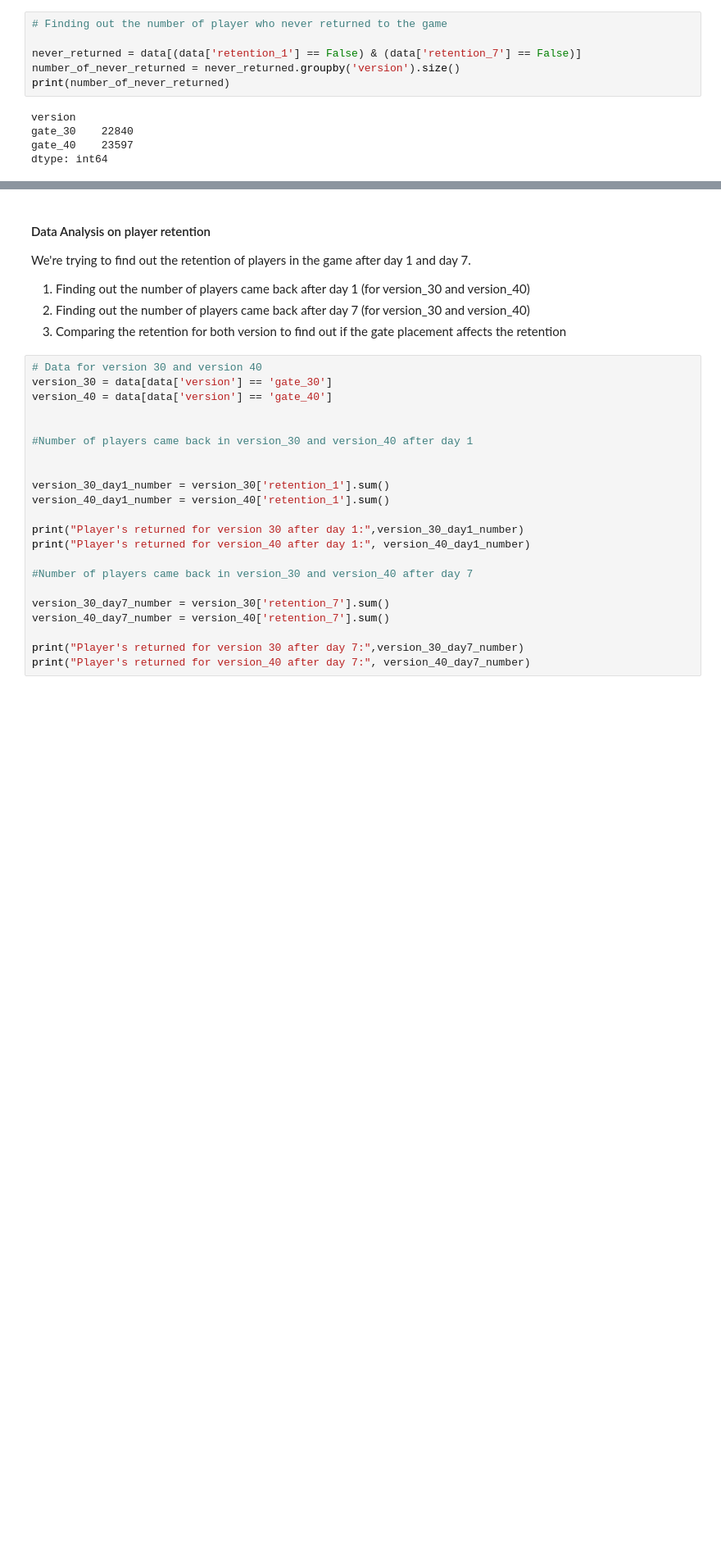
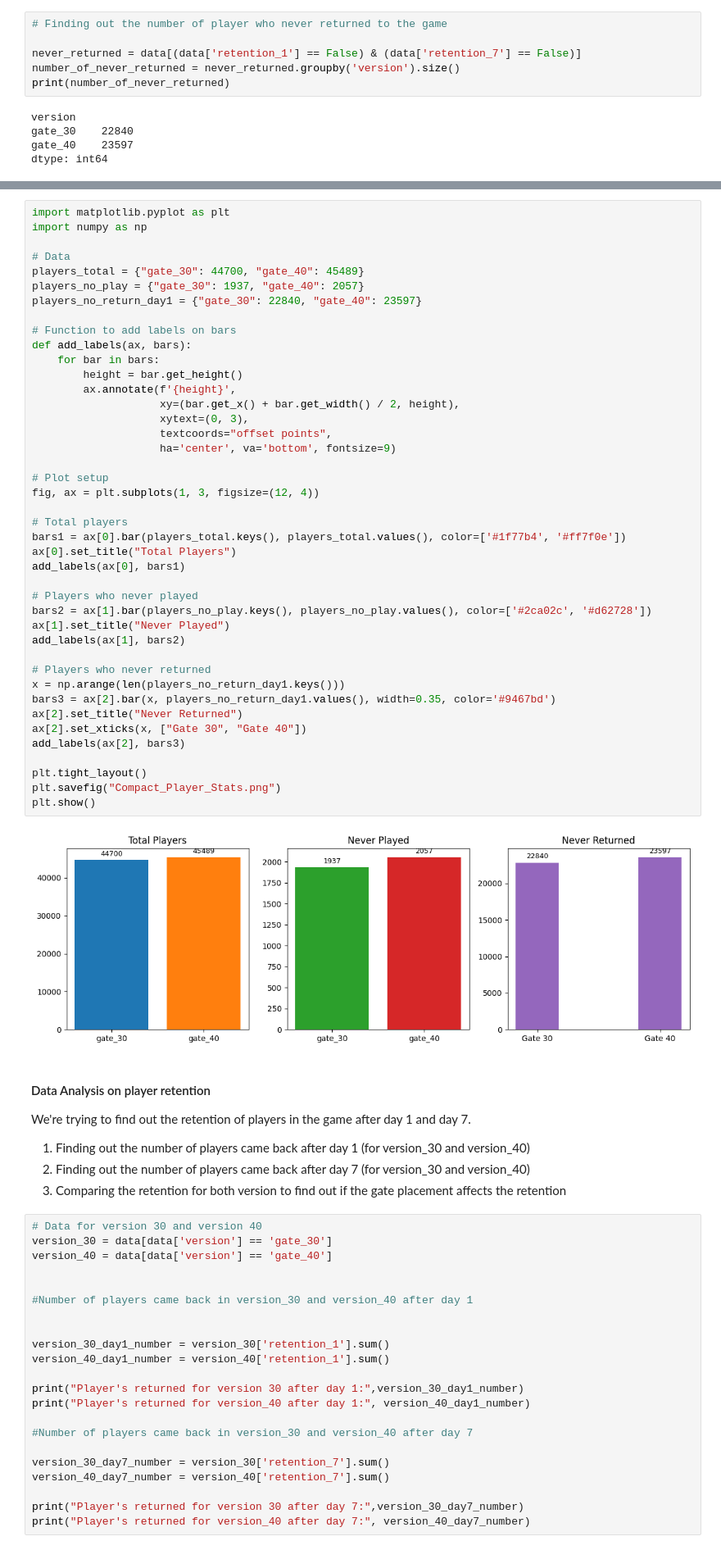
Before and after one commit to Skrishnaanjali/Cookie_cats_dataanalysis, a Jupyter notebook: Data_Analysis_cookiecats_final_draft.ipynb, the cells around one changed output, grey strips where cells are left out. Shown at 82% size. Drawn from its saved outputs; the diff is of its cells as text; blank space fills up the shorter version.

```diff
--- a/Data_Analysis_cookiecats_final_draft.ipynb
+++ b/Data_Analysis_cookiecats_final_draft.ipynb
@@ -135,3 +144,47 @@ dtype: int64
+# %%
+import matplotlib.pyplot as plt
+import numpy as np
+
+# Data
+players_total = {"gate_30": 44700, "gate_40": 45489}
+players_no_play = {"gate_30": 1937, "gate_40": 2057}
+players_no_return_day1 = {"gate_30": 22840, "gate_40": 23597}
+
+# Function to add labels on bars
+def add_labels(ax, bars):
+    for bar in bars:
+        height = bar.get_height()
+        ax.annotate(f'{height}',
+                    xy=(bar.get_x() + bar.get_width() / 2, height),
+                    xytext=(0, 3),
+                    textcoords="offset points",
+                    ha='center', va='bottom', fontsize=9)
+
+# Plot setup
+fig, ax = plt.subplots(1, 3, figsize=(12, 4))
+
+# Total players
+bars1 = ax[0].bar(players_total.keys(), players_total.values(), color=['#1f77b4', '#ff7f0e'])
+ax[0].set_title("Total Players")
+add_labels(ax[0], bars1)
+
+# Players who never played
+bars2 = ax[1].bar(players_no_play.keys(), players_no_play.values(), color=['#2ca02c', '#d62728'])
+ax[1].set_title("Never Played")
+add_labels(ax[1], bars2)
+
+# Players who never returned
+x = np.arange(len(players_no_return_day1.keys()))
+bars3 = ax[2].bar(x, players_no_return_day1.values(), width=0.35, color='#9467bd')
+ax[2].set_title("Never Returned")
+ax[2].set_xticks(x, ["Gate 30", "Gate 40"])
+add_labels(ax[2], bars3)
+
+plt.tight_layout()
+plt.savefig("Compact_Player_Stats.png")
+plt.show()
+# %% [output]
+[figure, added]
 # %% [markdown]
 #### Data Analysis on player retention
 We're trying to find out the retention of players in the game after day 1 and day 7.<br>
```
Also changed, not shown: parts of 3 cells of this notebook.
